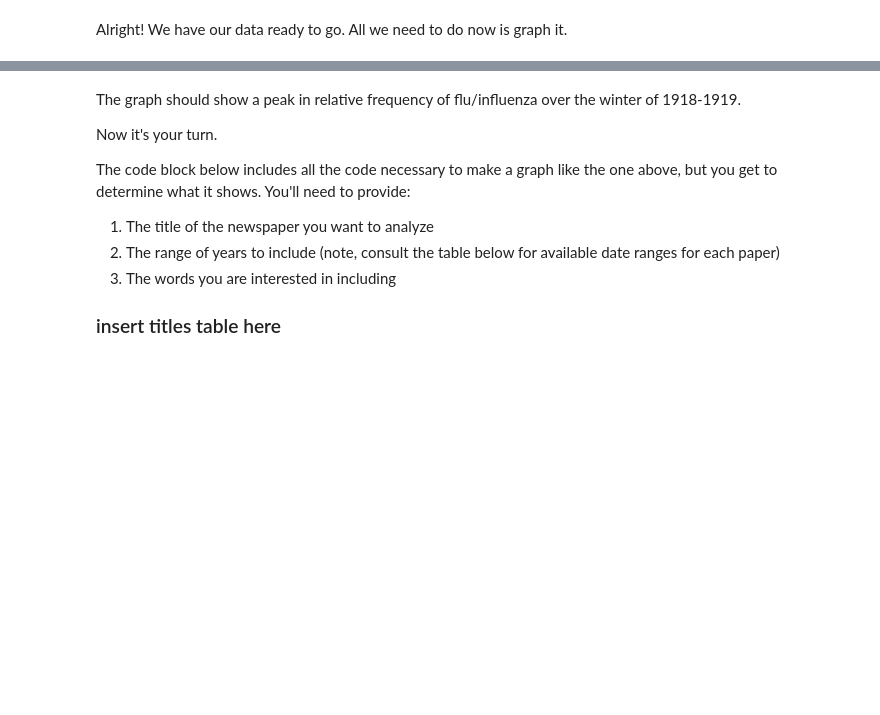
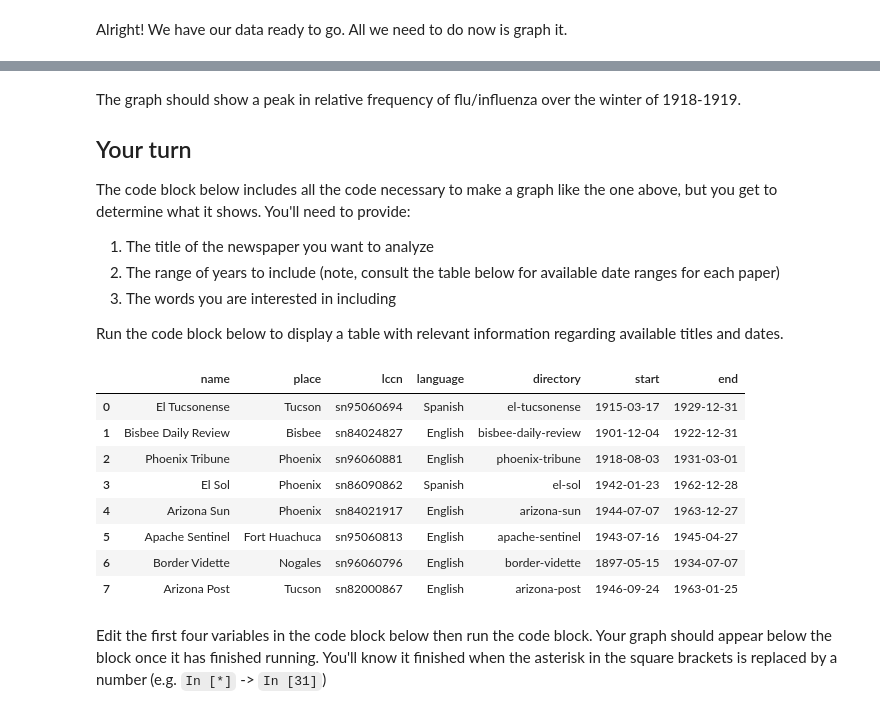
Before and after one commit to jcoliver/dig-coll-borderlands, a Jupyter notebook: TDM-Workshop.ipynb, the cells around one changed output, grey strips where cells are left out. Drawn from its saved outputs; the diff is of its cells as text; code cells hidden in the pictures; blank space fills up the shorter version.

```diff
--- a/TDM-Workshop.ipynb
+++ b/TDM-Workshop.ipynb
@@ -281,7 +281,7 @@ flu_figure.show()
 # %% [markdown]
 The graph should show a peak in relative frequency of flu/influenza over the winter of 1918-1919.
 
-Now it's your turn.
+## Your turn
 
 The code block below includes all the code necessary to make a graph like the one above, but you get to determine what it shows. You'll need to provide:
 
@@ -289,6 +289,21 @@ The code block below includes all the code necessary to make a graph like the on
 2. The range of years to include (note, consult the table below for available date ranges for each paper)
 3. The words you are interested in including
 
-
-### insert titles table here
+Run the code block below to display a table with relevant information regarding available titles and dates.
+# %%
+# Run to display table with newspaper information
+titles = pandas.read_csv("data/titles.csv")
+display(titles)
+# %% [output]
+|  | name | place | lccn | language | directory | start | end |
+| 0 | El Tucsonense | Tucson | sn95060694 | Spanish | el-tucsonense | 1915-03-17 | 1929-12-31 |
+| 1 | Bisbee Daily Review | Bisbee | sn84024827 | English | bisbee-daily-review | 1901-12-04 | 1922-12-31 |
+| 2 | Phoenix Tribune | Phoenix | sn96060881 | English | phoenix-tribune | 1918-08-03 | 1931-03-01 |
+| 3 | El Sol | Phoenix | sn86090862 | Spanish | el-sol | 1942-01-23 | 1962-12-28 |
+| 4 | Arizona Sun | Phoenix | sn84021917 | English | arizona-sun | 1944-07-07 | 1963-12-27 |
+| 5 | Apache Sentinel | Fort Huachuca | sn95060813 | English | apache-sentinel | 1943-07-16 | 1945-04-27 |
+| 6 | Border Vidette | Nogales | sn96060796 | English | border-vidette | 1897-05-15 | 1934-07-07 |
+| 7 | Arizona Post | Tucson | sn82000867 | English | arizona-post | 1946-09-24 | 1963-01-25 |
+# %% [markdown]
+Edit the first four variables in the code block below then run the code block. Your graph should appear below the block once it has finished running. You'll know it finished when the asterisk in the square brackets is replaced by a number (e.g. `In [*]` -> `In [31]`)
 # %%
```
Also changed, not shown: parts of 4 cells of this notebook, 1 other file.
